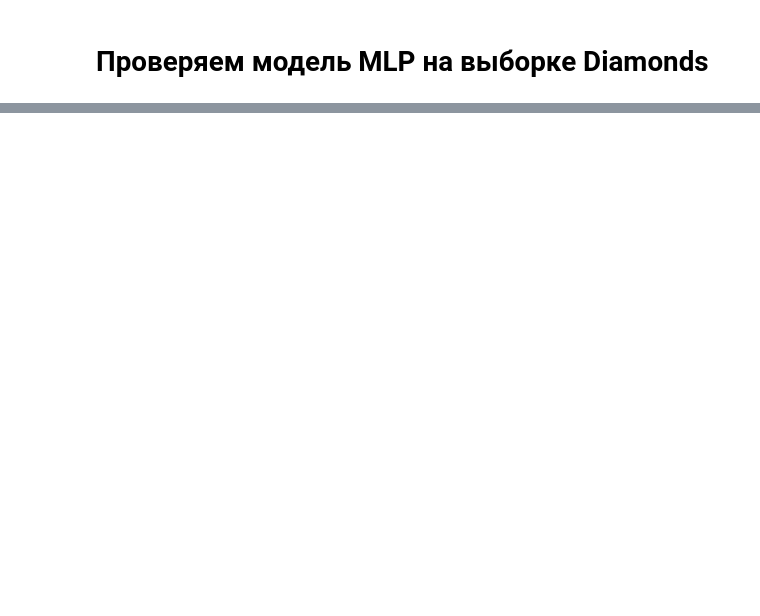
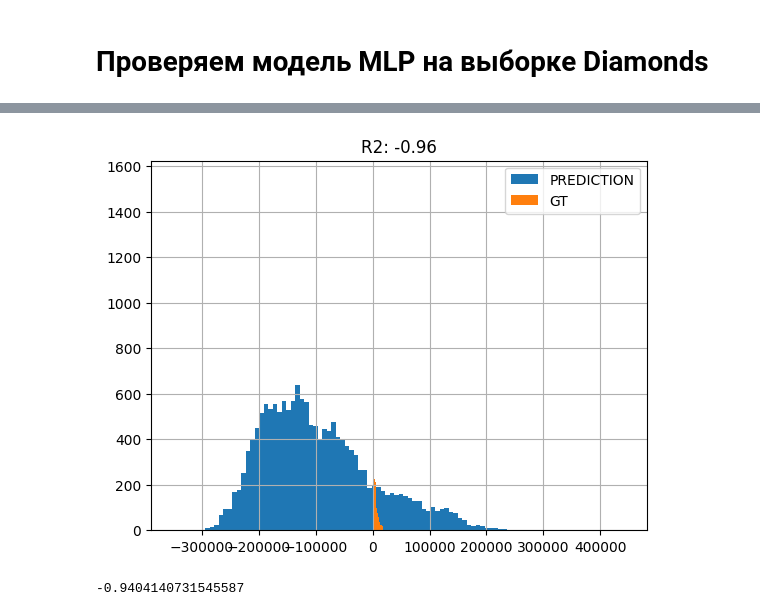
Before and after one commit to ladudin/VK-DL, a Jupyter notebook: lecture1/homework/lecture1_hw.ipynb, the cells around one changed output, grey strips where cells are left out. Cells and saved outputs as stored; diff of their text form; code cells hidden in the pictures; blank space fills up the shorter version.

```diff
--- a/lecture1/homework/lecture1_hw.ipynb
+++ b/lecture1/homework/lecture1_hw.ipynb
@@ -255,0 +242,8 @@ plt.grid();
+# %%
+plt.title(f'R2: {str(score)[:5]}')
+plt.hist(y_pred.reshape(1, -1)[0], bins=100, label='PREDICTION')
+plt.hist(y_test.reshape(1, -1)[0], bins=100, label='GT')
+plt.legend()
+plt.grid();
+# %% [output]
+[figure, added]
@@ -255,0 +253,7 @@ plt.grid();
+# %%
+model.train(X_train, y_train)
+y_pred = model.predict(X_test)
+score = r2_score(y_pred, y_test)
+score
+# %% [output]
+-0.9404140731545587
```
Also changed, not shown: parts of 20 cells of this notebook.
